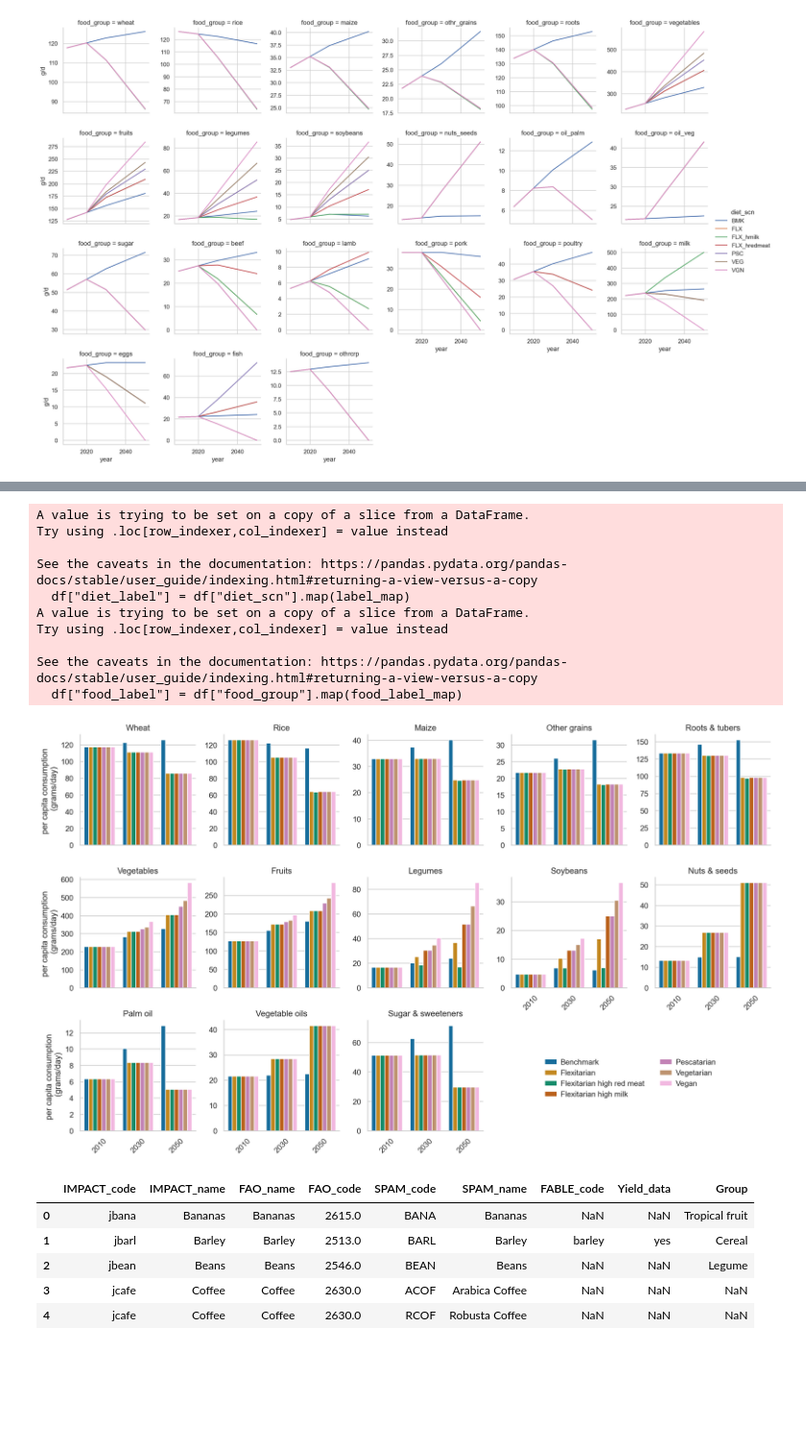
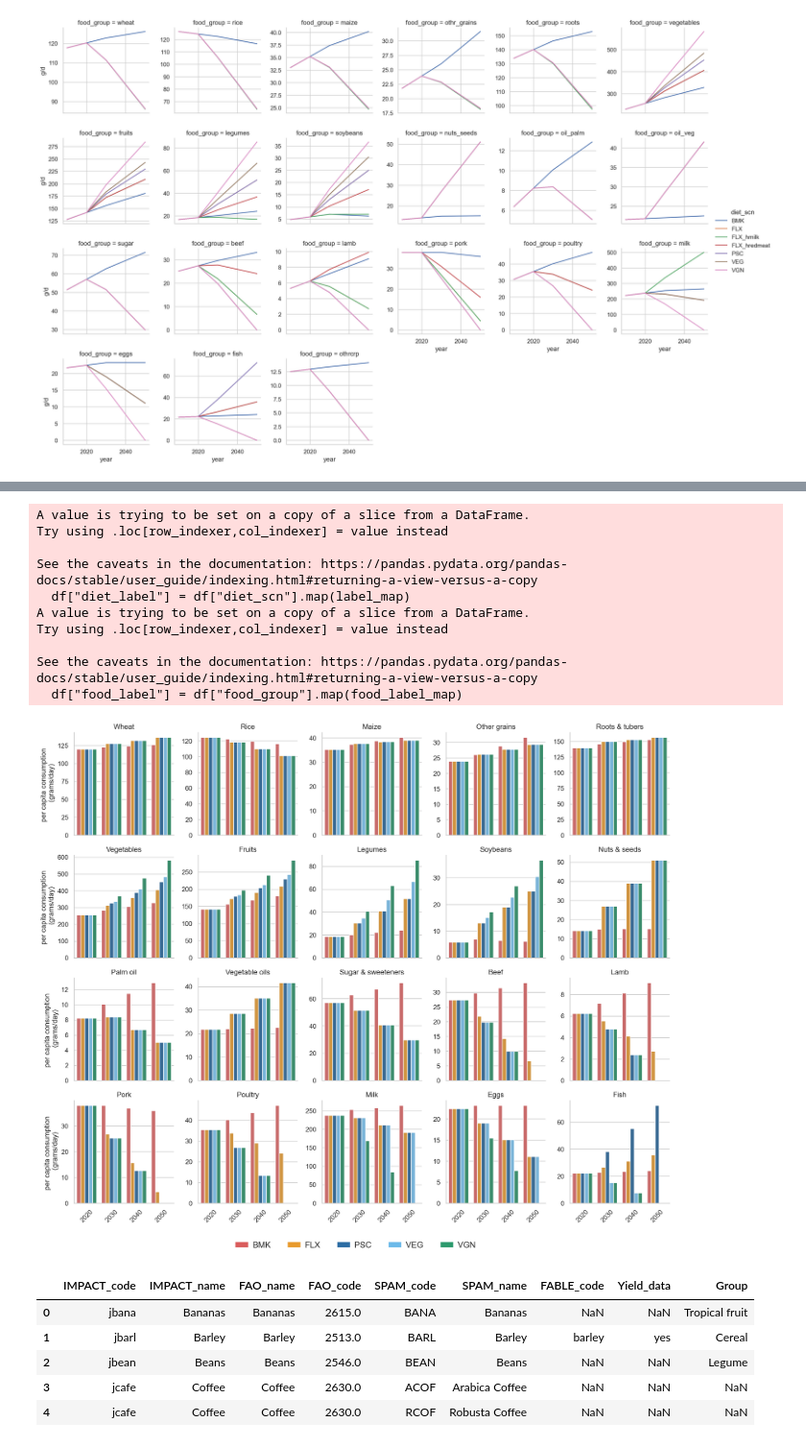
Before and after one commit to shrutijain90/future_food_scenarios, a Jupyter notebook: future_trade/data_inputs/dietary_scenarios.ipynb, the cells around one changed output, grey strips where cells are left out. Shown at 96% size. Cells and saved outputs as stored; diff of their text form; code cells hidden in the pictures; blank space fills up the shorter version.

Commit message:
results and figures

```diff
--- a/future_trade/data_inputs/dietary_scenarios.ipynb
+++ b/future_trade/data_inputs/dietary_scenarios.ipynb
@@ -336,19 +363,17 @@ cons.to_csv('../../OPSIS/Data/Future_production_demand_data/demand_scn.csv', ind
 # %%
 reg  = 'all-r'
-kcal = '2100kcal'
-year_order  = [2010, 2030, 2050]
-diet_order  = ['BMK', 'FLX_hredmeat', 'FLX_hmilk', 'FLX', 'PSC', 'VEG', 'VGN']
+kcal = '2500kcal'
+year_order  = [2020, 2030, 2040, 2050]
+diet_order  = ['BMK', 'FLX', 'PSC', 'VEG', 'VGN']
 plot_foods  = [
     'wheat', 'rice', 'maize', 'othr_grains', 'roots', 'vegetables',
     'fruits', 'legumes', 'soybeans', 'nuts_seeds', 'oil_palm', 'oil_veg',
-    'sugar'
+    'sugar', 'beef', 'lamb', 'pork', 'poultry', 'milk', 'eggs', 'fish'
 ]
 
 label_map = {
     "BMK": "Benchmark",
-    "FLX_hredmeat": "Flexitarian",
-    "FLX_hmilk": "Flexitarian high red meat",
-    "FLX": "Flexitarian high milk",
+    "FLX": "Flexitarian",
     "PSC": "Pescatarian",
     "VEG": "Vegetarian",
     "VGN": "Vegan"
@@ -367,13 +392,21 @@ food_label_map = {
     "nuts_seeds" : "Nuts & seeds",
     "oil_palm"   : "Palm oil",
     "oil_veg"    : "Vegetable oils",
-    "sugar"      : "Sugar & sweeteners"
+    "sugar"      : "Sugar & sweeteners",
+    'beef'       : "Beef",
+    'lamb'       : "Lamb",
+    'pork'       : "Pork",
+    'poultry'    : "Poultry",
+    'milk'       : "Milk",
+    'eggs'       : "Eggs",
+    'fish'       : "Fish"
 }
 
 df = cons[(cons['region']==reg)
           & (cons['item']=='g/d_w')
           & (cons['measure']=='abs')
           & (cons['kcal_scn']==kcal)
+          & (cons['diet_scn'].isin(diet_order))
           & (cons['food_group'].isin(plot_foods))]
 
 df["diet_label"] = df["diet_scn"].map(label_map)
@@ -390,7 +423,7 @@ df['year']      = pd.Categorical(df['year'], categories=year_order, ordered=True
 df['diet_scn']  = pd.Categorical(df['diet_scn'], categories=diet_order, ordered=True)
 
 sns.set_theme(style="whitegrid")
-palette = sns.color_palette("colorblind", n_colors=len(diet_order))
+palette = sns.color_palette(["#D95C5C", "#E89A2C", "#2B6CA3", "#6BB9E9", "#2C9A6D"])
 
 g = sns.catplot(
     data=df,
@@ -407,38 +440,39 @@ g = sns.catplot(
     sharey=False,
     legend=False
 )
 
 g.set_ylabels("per capita consumption \n (grams/day)")
 g.set_xlabels("")
 g.set_titles(col_template="{col_name}")
 for ax in g.axes.flat:
     ax.tick_params(axis='x', rotation=45)
 
-handles, _ = g.axes.flat[0].get_legend_handles_labels()
+handles = [Patch(facecolor=palette[i], label=lab) for i, lab in enumerate(label_order)]
 g.fig.legend(
     handles=handles,
-    labels=label_order,
+    labels=diet_order,
     loc="lower center",
-    bbox_to_anchor=(0.8, 0.13),
-    ncol=2,
+    bbox_to_anchor=(0.5, -0.05),
+    ncol=5,
     frameon=False,
+    fontsize=14,
     handlelength=1.6, handletextpad=0.5
 )
 
 plt.tight_layout()
 plt.show()
 # %% [output]
 A value is trying to be set on a copy of a slice from a DataFrame.
 Try using .loc[row_indexer,col_indexer] = value instead
 
 See the caveats in the documentation: https://pandas.pydata.org/pandas-docs/stable/user_guide/indexing.html#returning-a-view-versus-a-copy
   df["diet_label"] = df["diet_scn"].map(label_map)
 A value is trying to be set on a copy of a slice from a DataFrame.
 Try using .loc[row_indexer,col_indexer] = value instead
 
 See the caveats in the documentation: https://pandas.pydata.org/pandas-docs/stable/user_guide/indexing.html#returning-a-view-versus-a-copy
   df["food_label"] = df["food_group"].map(food_label_map)
-[figure, old version]
+[figure, new version]
 # %%
 crop_conversion = pd.read_csv('../../OPSIS/Data/Crop_conversion/crop_correspondance_tables_output.csv')
 # %%
```
Also changed, not shown: parts of 3 cells of this notebook, 4 other files.
